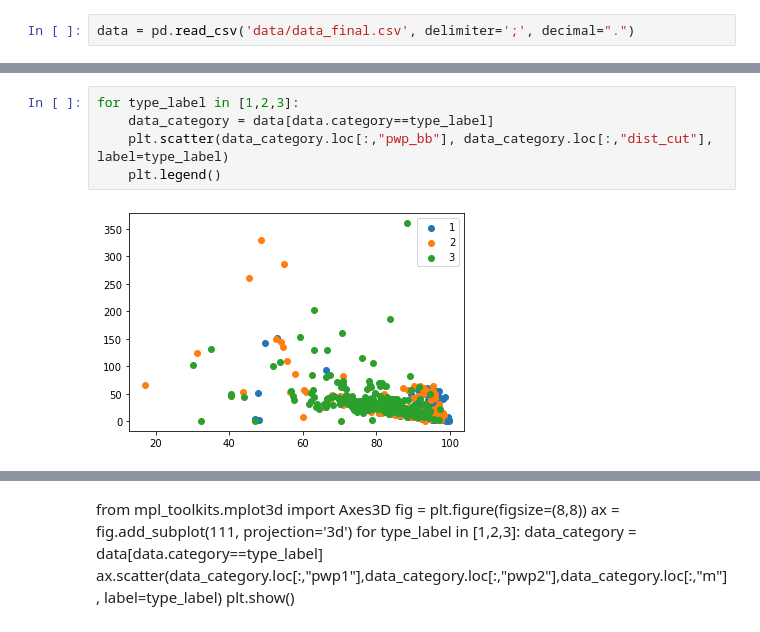
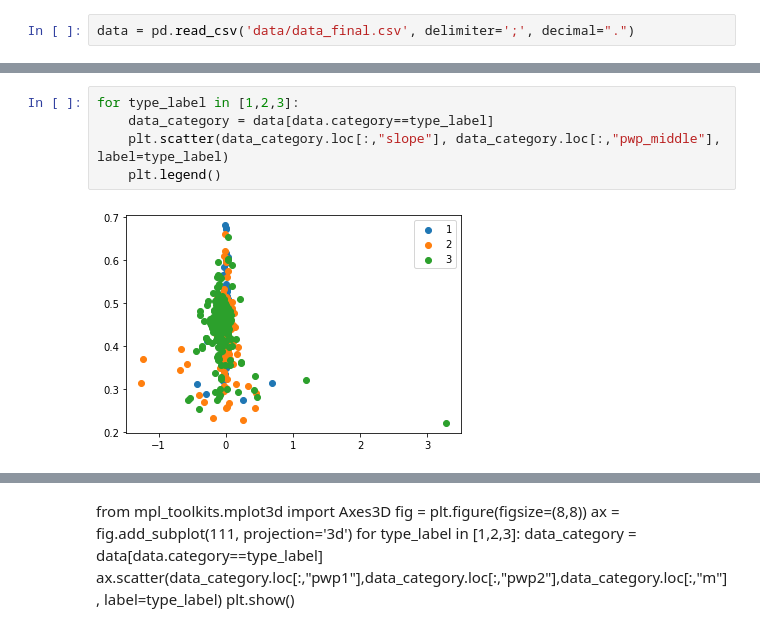
Before and after one commit to ULE-Informatica/burr_contour_features, a Jupyter notebook: experiment.ipynb, the cells around one changed output, grey strips where cells are left out. Cells and saved outputs as stored; diff of their text form.

```diff
--- a/experiment.ipynb
+++ b/experiment.ipynb
@@ -400,7 +327,7 @@ data
 # %%
 for type_label in [1,2,3]:
     data_category = data[data.category==type_label]
-    plt.scatter(data_category.loc[:,"pwp_bb"], data_category.loc[:,"dist_cut"], label=type_label)
+    plt.scatter(data_category.loc[:,"slope"], data_category.loc[:,"pwp_middle"], label=type_label)
     plt.legend()
 # %% [output]
-[figure, old version]
+[figure, new version]
```
Also changed, not shown: parts of 11 cells of this notebook, 3 other files.
